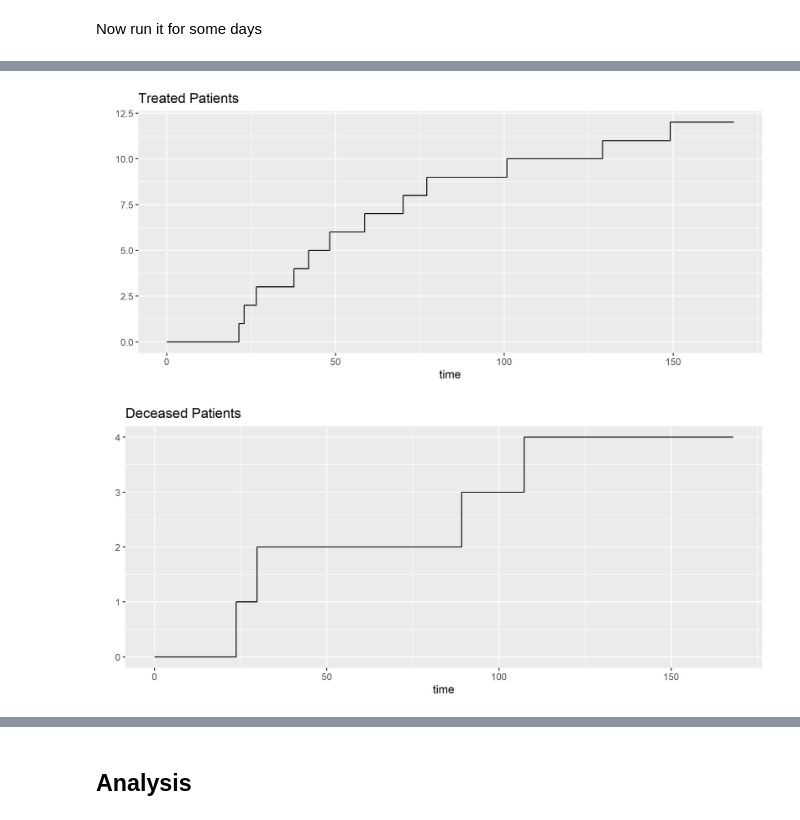
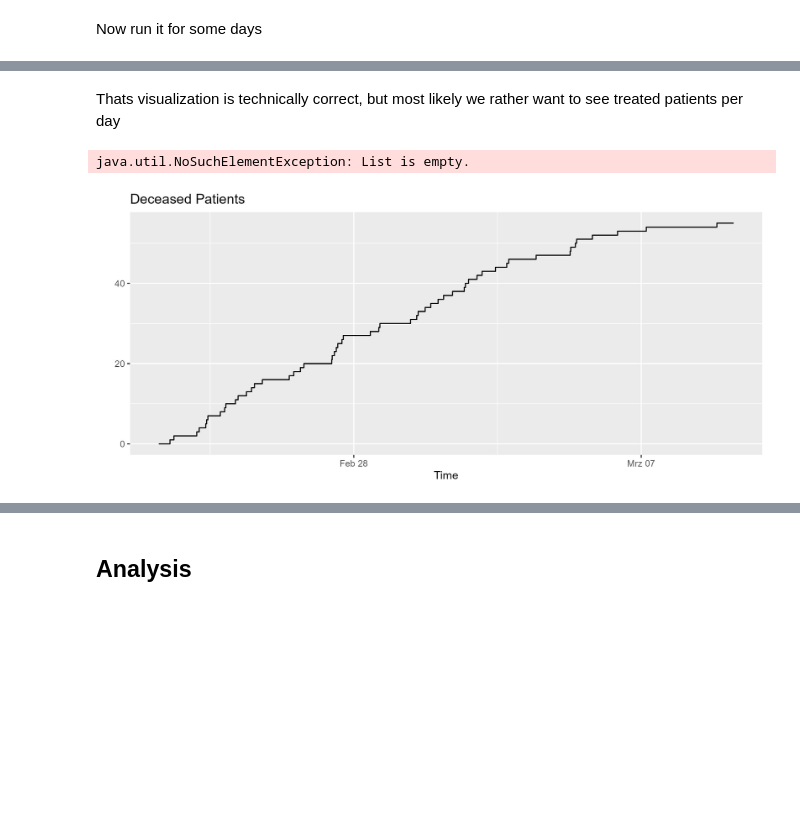
Before and after one commit to holgerbrandl/kalasim, a Jupyter notebook: docs/userguide/docs/examples/emergency_room.ipynb, the cells around one changed output, grey strips where cells are left out. Saved outputs shown, nothing was run; the diff lists cells and outputs as text; code cells hidden in the pictures; blank space fills up the shorter version.

Commit message:
refactor MetricTimeline to support fixed end time, add clipping method, and clean up related simulations and tests

```diff
--- a/docs/userguide/docs/examples/emergency_room.ipynb
+++ b/docs/userguide/docs/examples/emergency_room.ipynb
@@ -112,4 +102,2 @@ time      current               receiver              action
 # %% [markdown]
 Now run it for some days
-# %%
-er.run(24.0*7)
@@ -144,0 +104,5 @@ skipping patient (out-of-office
+# %%
+er.run(7.days)
+
+// print the object to render short status summary
+er
@@ -145,8 +130,12 @@ skipping patient (out-of-office
+# %% [markdown]
+Thats visualization is technically correct, but most likely we rather want to see treated patients per day
+# %%
+import org.kalasim.plot.kravis.displayStateCounts
+
+er.patients.map{it.severity}.displayStateCounts()
+# %% [output]
+java.util.NoSuchElementException: List is empty.
 # %%
- er.get<MetricTimeline>(named(TREATED_MONITOR)).display("Treated Patients")
+ er.deceasedMonitor.display("Deceased Patients")
 # %% [output]
-[figure, old version]
+[figure, new version]
-# %%
- er.get<MetricTimeline>(named(DECEASED_MONITOR)).display("Deceased Patients")
-# %% [output]
-[figure, removed]
```
Also changed, not shown: parts of 20 cells of this notebook, 28 other files.
